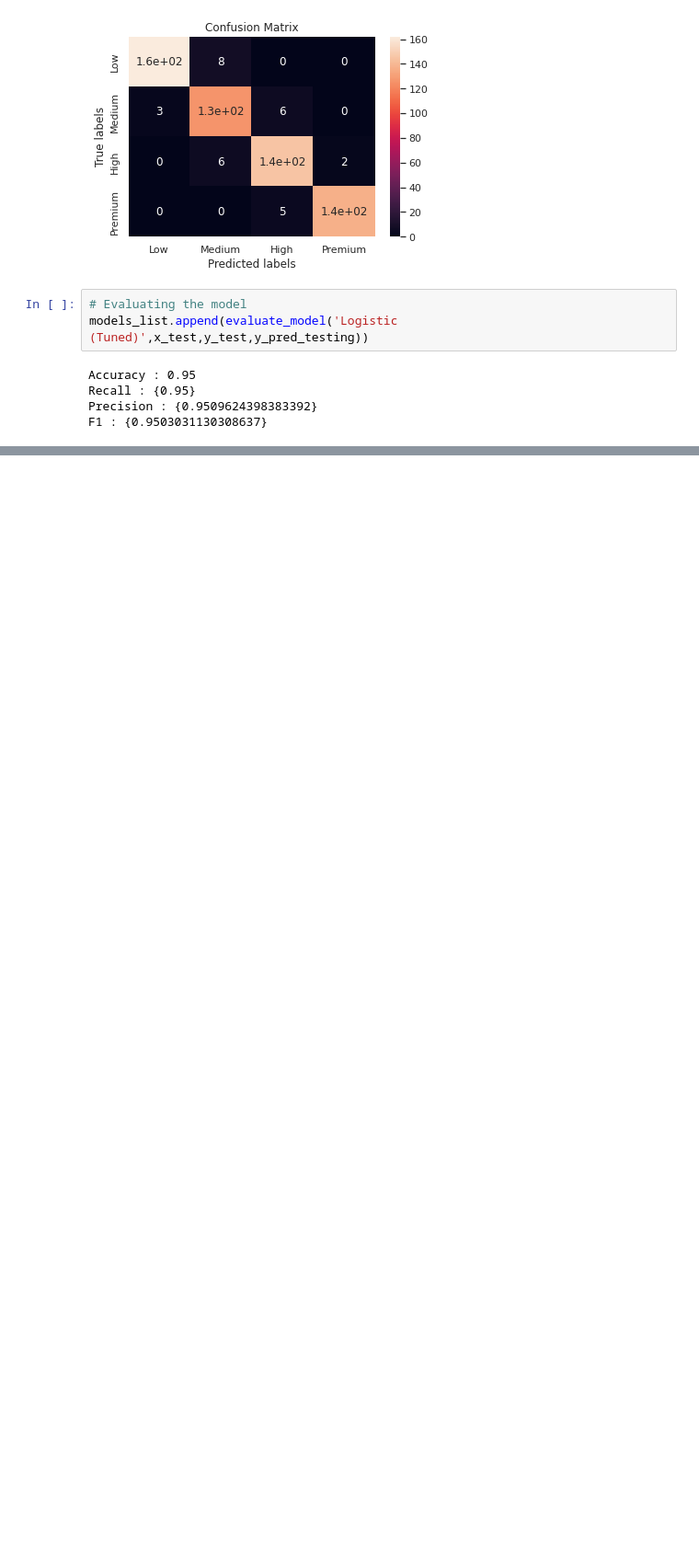
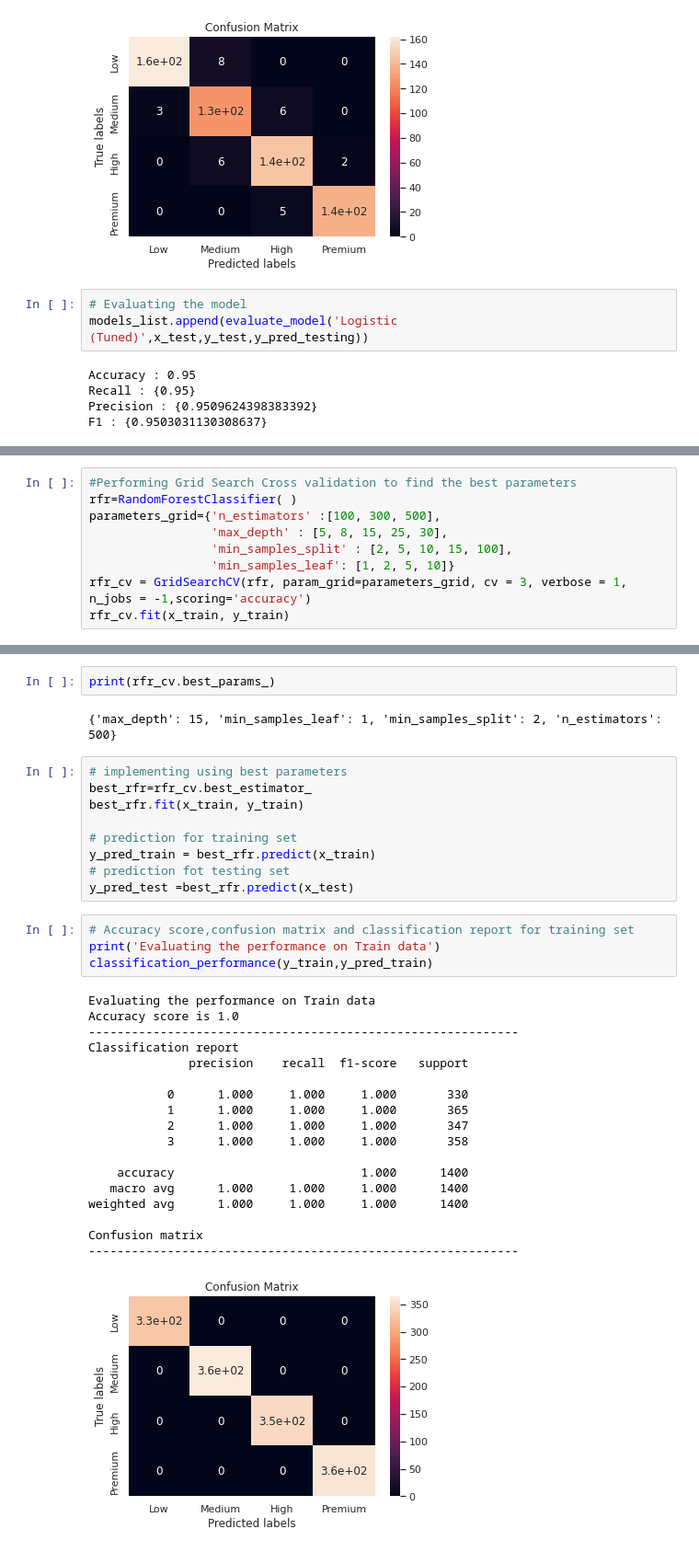
Before and after one commit to AbhijeetS1112/Mobile_price_range_prediction, a Jupyter notebook: Mobile_Price_Range_Prediction.ipynb, the cells around one changed output, grey strips where cells are left out. Shown at 92% size. Saved outputs shown, nothing was run; the diff lists cells and outputs as text; blank space fills up the shorter version.

```diff
--- a/Mobile_Price_Range_Prediction.ipynb
+++ b/Mobile_Price_Range_Prediction.ipynb
@@ -724,0 +811,9 @@ F1 : {0.9503031130308637}
+# %%
+#Performing Grid Search Cross validation to find the best parameters
+rfr=RandomForestClassifier( )
+parameters_grid={'n_estimators' :[100, 300, 500],
+                 'max_depth' : [5, 8, 15, 25, 30],
+                 'min_samples_split' : [2, 5, 10, 15, 100],
+                 'min_samples_leaf': [1, 2, 5, 10]}
+rfr_cv = GridSearchCV(rfr, param_grid=parameters_grid, cv = 3, verbose = 1, n_jobs = -1,scoring='accuracy')
+rfr_cv.fit(x_train, y_train)
@@ -724,0 +828,36 @@ F1 : {0.9503031130308637}
+# %%
+print(rfr_cv.best_params_)
+# %% [output]
+{'max_depth': 15, 'min_samples_leaf': 1, 'min_samples_split': 2, 'n_estimators': 500}
+# %%
+# implementing using best parameters
+best_rfr=rfr_cv.best_estimator_
+best_rfr.fit(x_train, y_train)
+
+# prediction for training set
+y_pred_train = best_rfr.predict(x_train)
+# prediction fot testing set
+y_pred_test =best_rfr.predict(x_test)
+# %%
+# Accuracy score,confusion matrix and classification report for training set
+print('Evaluating the performance on Train data')
+classification_performance(y_train,y_pred_train)
+# %% [output]
+Evaluating the performance on Train data
+Accuracy score is 1.0
+------------------------------------------------------------
+Classification report
+              precision    recall  f1-score   support
+
+           0      1.000     1.000     1.000       330
+           1      1.000     1.000     1.000       365
+           2      1.000     1.000     1.000       347
+           3      1.000     1.000     1.000       358
+
+    accuracy                          1.000      1400
+   macro avg      1.000     1.000     1.000      1400
+weighted avg      1.000     1.000     1.000      1400
+
+Confusion matrix
+------------------------------------------------------------
+[figure, added]
```
Also changed, not shown: parts of 27 cells of this notebook.
